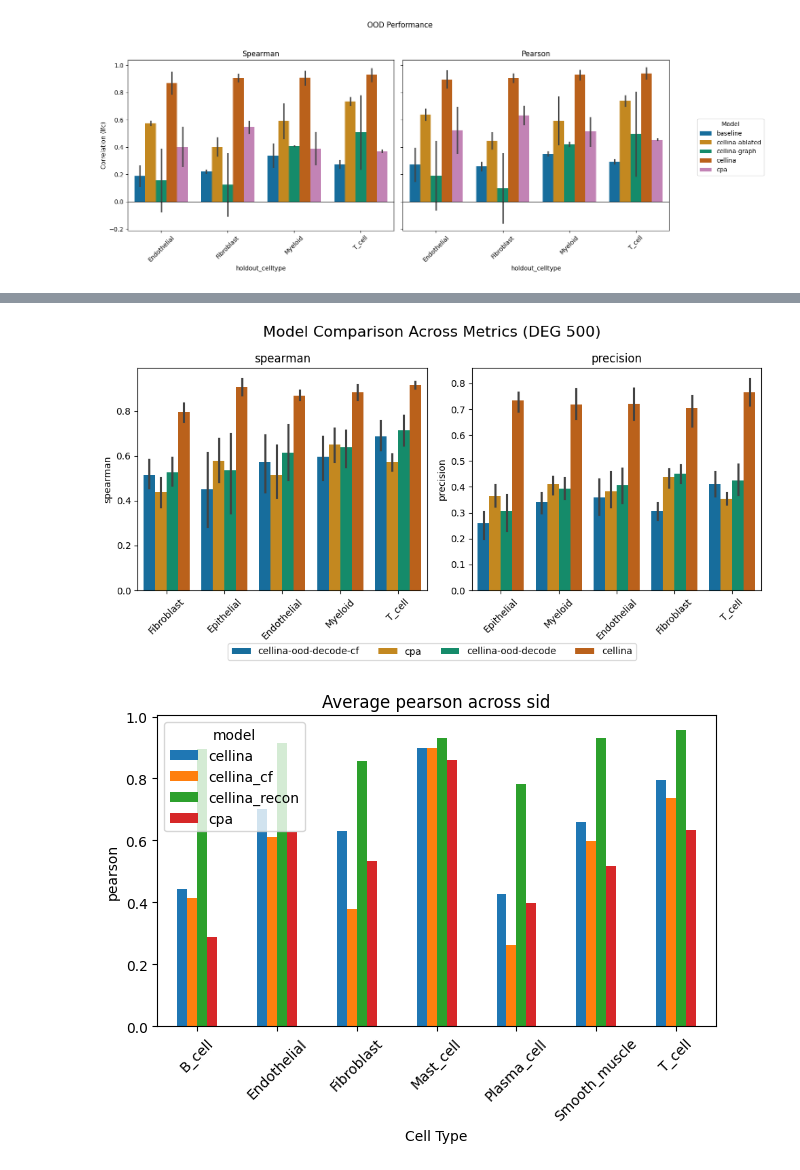
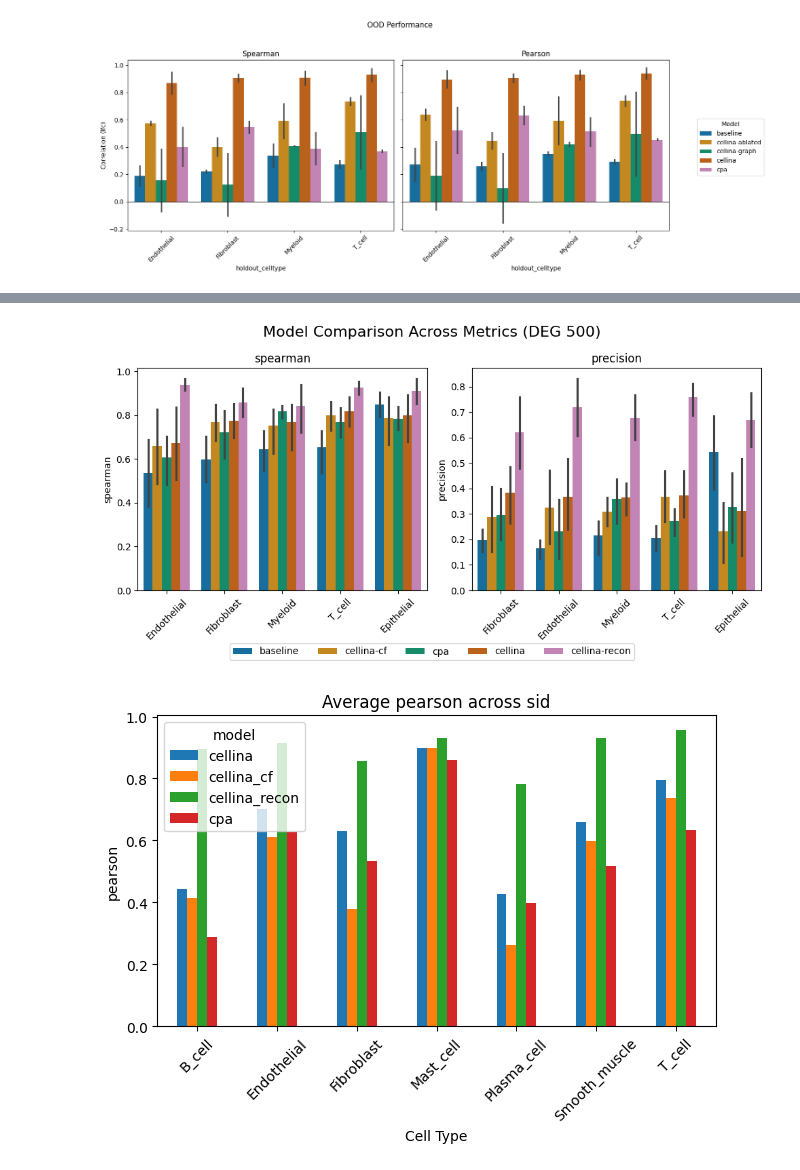
Before and after one commit to PMBio/cellina-reproducibility, a Jupyter notebook: notebooks/ood_plots.ipynb, the cells around one changed output, grey strips where cells are left out. Drawn from its saved outputs; the diff is of its cells as text; code cells hidden in the pictures.

Commit message:
Add baseline results to OOD plots and necessary changes to eval scripts

```diff
--- a/notebooks/ood_plots.ipynb
+++ b/notebooks/ood_plots.ipynb
@@ -262,7 +262,7 @@ for fp in files:
             "holdout_celltype": holdout_celltype,
             "spearman": data.get("spearman"),
             "pearson": data.get("pearson"),
-            "precision": data.get("precision@500"),
+            "precision": data.get("precision@50"),
             "edistance_cells": data.get("edistance_cells"),
             "edistance_latents": data.get("edistance_latents"),
         })
@@ -274,9 +274,9 @@ columns = ["sid", "model_name", "holdout_celltype", "spearman", "pearson", "prec
 crc_corr_df = pd.DataFrame(rows, columns=columns)
 # %%
 # Remove rows of sid 110, 231 and rows of model_name 'cellina-graph' and 'cellina-ablated'
-crc_corr_df = crc_corr_df[crc_corr_df['sid'] != '110'] # Reason: Weird slide, all models perform poorly
-crc_corr_df = crc_corr_df[crc_corr_df['sid'] != '231'] # Reason: Fibroblast perf for cellina very bad compared to cpa
+discard_slides = ['110', '231', '222'] # 110 has very low correlations for all models, 222 does not have CRC, 231 has very bad fibroblast perf for cellina compared to cpa
+crc_corr_df = crc_corr_df[~crc_corr_df['sid'].isin(discard_slides)]
 crc_corr_df = crc_corr_df[crc_corr_df['holdout_celltype'] != 'B_cell'] # Reason: Missing in two slides
 
 # Remove baseline, cellina-ablated, cellina-graph
-crc_corr_df = crc_corr_df[~crc_corr_df['model_name'].isin(['baseline', 'cellina-ablated', 'cellina-graph'])]
+crc_corr_df = crc_corr_df[~crc_corr_df['model_name'].isin(['cellina-ablated', 'cellina-graph'])]
@@ -302,15 +283,17 @@ crc_corr_df[(crc_corr_df['model_name'].str.contains('cellina')) & (crc_corr_df['
 # %%
 df = crc_corr_df
 metrics = ["spearman", "precision"]
+grouping = "holdout_celltype"
 
 # Make safe copy
 df = df.copy()
 
 model_rename = {
-    "cellina": "cellina-ood-decode",
-    "cellina-cf": "cellina-ood-decode-cf",
-    "cellina-cf-recon": "cellina",
-    "cpa": "cpa"
+    "cellina": "cellina",
+    "cellina-cf": "cellina-cf",
+    "cellina-cf-recon": "cellina-recon",
+    "cpa": "cpa",
+    "baseline": "baseline"
 }
 
 # Rename FIRST
@@ -318,17 +301,18 @@ df.loc[:, "model_name"] = df["model_name"].map(model_rename)
 
 # THEN aggregate
 df_mean = (
-    df.groupby(["holdout_celltype", "model_name"])[metrics]
+    df.groupby([grouping, "model_name"])[metrics]
     .mean()
     .reset_index()
 )
 
 # Define order
 model_order = [
-    "cellina-ood-decode-cf",
+    "baseline",
+    "cellina-cf",
     "cpa",
-    "cellina-ood-decode",
-    "cellina"
+    "cellina",
+    "cellina-recon"
 ]
 # %%
 fig, axes = plt.subplots(1, len(metrics), figsize=(5*len(metrics), 5))
@@ -338,37 +322,37 @@ for ax, metric in zip(axes, metrics):
 
     # Sort celltypes by mean performance
     sort_order = (
-        df.groupby("holdout_celltype")[metric]
+        df.groupby(grouping)[metric]
         .mean()
         .sort_values()
         .index
     )
 
     sns.barplot(
         data=df,
-        x="holdout_celltype",
+        x=grouping,
         y=metric,
         hue="model_name",
         estimator="mean",
         errorbar=("ci", 95),  # <-- 95% confidence interval
         order=sort_order,
         hue_order=model_order,
         ax=ax,
         palette=palette,
     )
 
     ax.set_title(metric)
     ax.tick_params(axis='x', rotation=45)
     ax.legend_.remove()
     ax.set_xlabel("")
 
 handles, labels = axes[0].get_legend_handles_labels()
 fig.legend(handles, labels, ncol=len(labels), fontsize=10, loc="lower center", bbox_to_anchor=(0.5, -0.02),)
 
 plt.tight_layout()
 plt.subplots_adjust(bottom=0.2)
 # %% [output]
-[figure, old version]
+[figure, new version]
 # %%
 import pandas as pd
 import matplotlib.pyplot as plt
```
Also changed, not shown: parts of 1 cell of this notebook, 2 other files.
